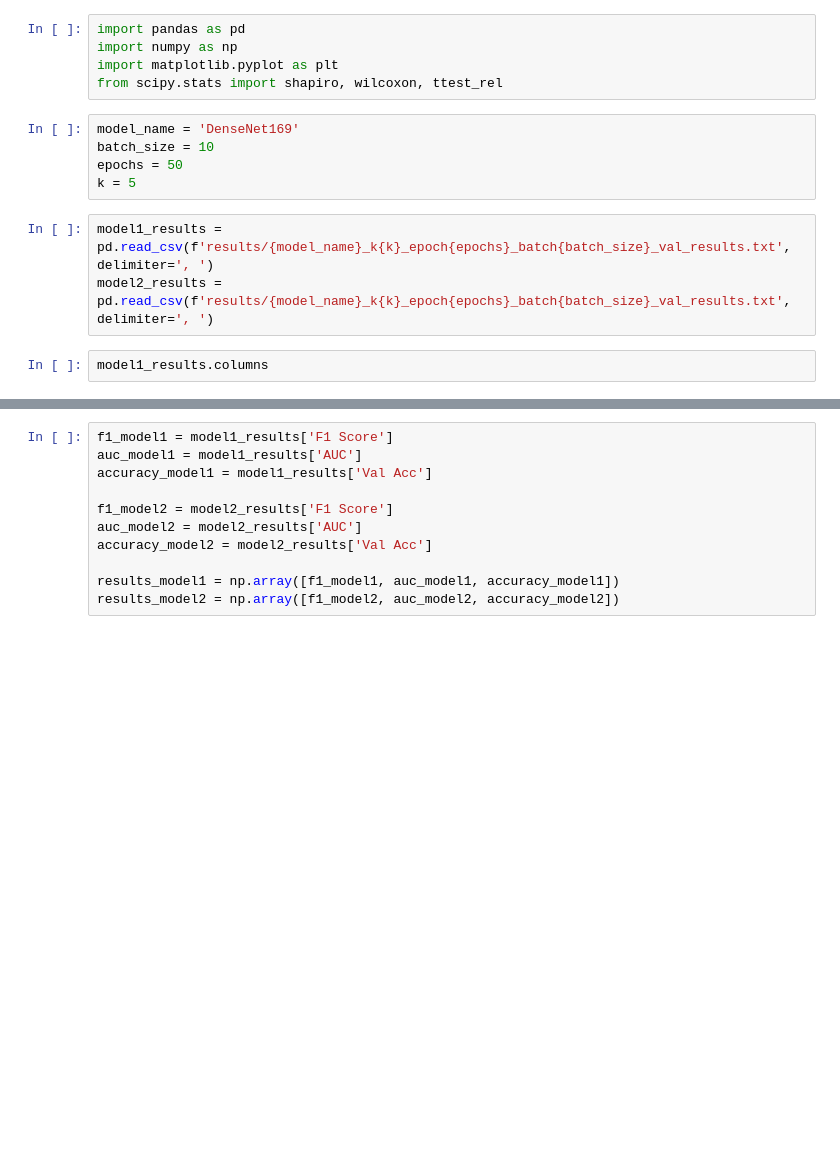
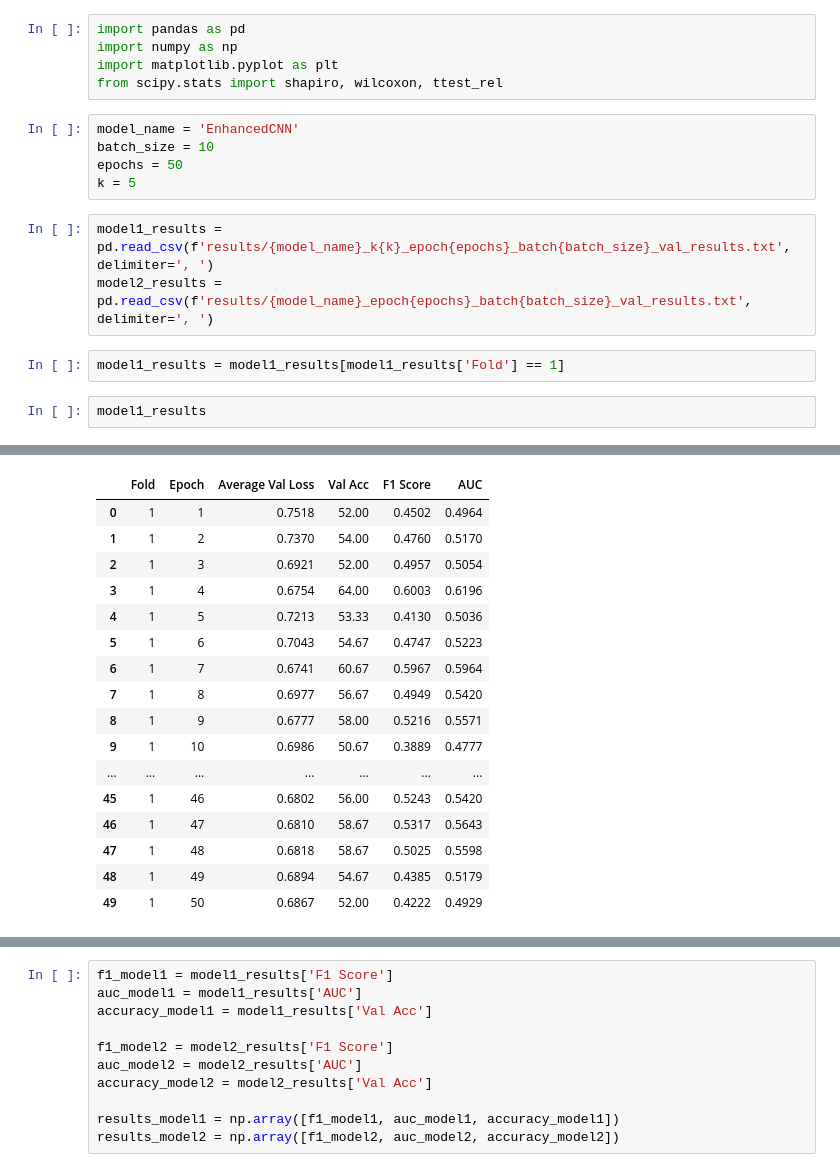
Before and after one commit to najdamikolaj00/COVID-19-CT-Classification, a Jupyter notebook: Statistics_Between_The_Same_Models/statistics_test.ipynb, the cells around one changed output, grey strips where cells are left out. Saved outputs shown, nothing was run; the diff lists cells and outputs as text; blank space fills up the shorter version.

```diff
--- a/Statistics_Between_The_Same_Models/statistics_test.ipynb
+++ b/Statistics_Between_The_Same_Models/statistics_test.ipynb
@@ -4,13 +4,15 @@ import numpy as np
 import matplotlib.pyplot as plt
 from scipy.stats import shapiro, wilcoxon, ttest_rel
 # %%
-model_name = 'DenseNet169'
+model_name = 'EnhancedCNN'
 batch_size = 10
 epochs = 50
 k = 5
 # %%
 model1_results = pd.read_csv(f'results/{model_name}_k{k}_epoch{epochs}_batch{batch_size}_val_results.txt', delimiter=', ')
-model2_results = pd.read_csv(f'results/{model_name}_k{k}_epoch{epochs}_batch{batch_size}_val_results.txt', delimiter=', ')
+model2_results = pd.read_csv(f'results/{model_name}_epoch{epochs}_batch{batch_size}_val_results.txt', delimiter=', ')
+# %%
+model1_results = model1_results[model1_results['Fold'] == 1]
 # %%
-model1_results.columns
+model1_results
 # %% [output]
@@ -17,0 +19,17 @@ Index(['Fold', 'Epoch', 'Average Val Loss', 'Val Acc', 'F1 Score', 'AUC'], dtype
+|  | Fold | Epoch | Average Val Loss | Val Acc | F1 Score | AUC |
+| 0 | 1 | 1 | 0.7518 | 52.00 | 0.4502 | 0.4964 |
+| 1 | 1 | 2 | 0.7370 | 54.00 | 0.4760 | 0.5170 |
+| 2 | 1 | 3 | 0.6921 | 52.00 | 0.4957 | 0.5054 |
+| 3 | 1 | 4 | 0.6754 | 64.00 | 0.6003 | 0.6196 |
+| 4 | 1 | 5 | 0.7213 | 53.33 | 0.4130 | 0.5036 |
+| 5 | 1 | 6 | 0.7043 | 54.67 | 0.4747 | 0.5223 |
+| 6 | 1 | 7 | 0.6741 | 60.67 | 0.5967 | 0.5964 |
+| 7 | 1 | 8 | 0.6977 | 56.67 | 0.4949 | 0.5420 |
+| 8 | 1 | 9 | 0.6777 | 58.00 | 0.5216 | 0.5571 |
+| 9 | 1 | 10 | 0.6986 | 50.67 | 0.3889 | 0.4777 |
+| ... | ... | ... | ... | ... | ... | ... |
+| 45 | 1 | 46 | 0.6802 | 56.00 | 0.5243 | 0.5420 |
+| 46 | 1 | 47 | 0.6810 | 58.67 | 0.5317 | 0.5643 |
+| 47 | 1 | 48 | 0.6818 | 58.67 | 0.5025 | 0.5598 |
+| 48 | 1 | 49 | 0.6894 | 54.67 | 0.4385 | 0.5179 |
+| 49 | 1 | 50 | 0.6867 | 52.00 | 0.4222 | 0.4929 |
```
Also changed, not shown: parts of 10 cells of this notebook, 5 other files.
